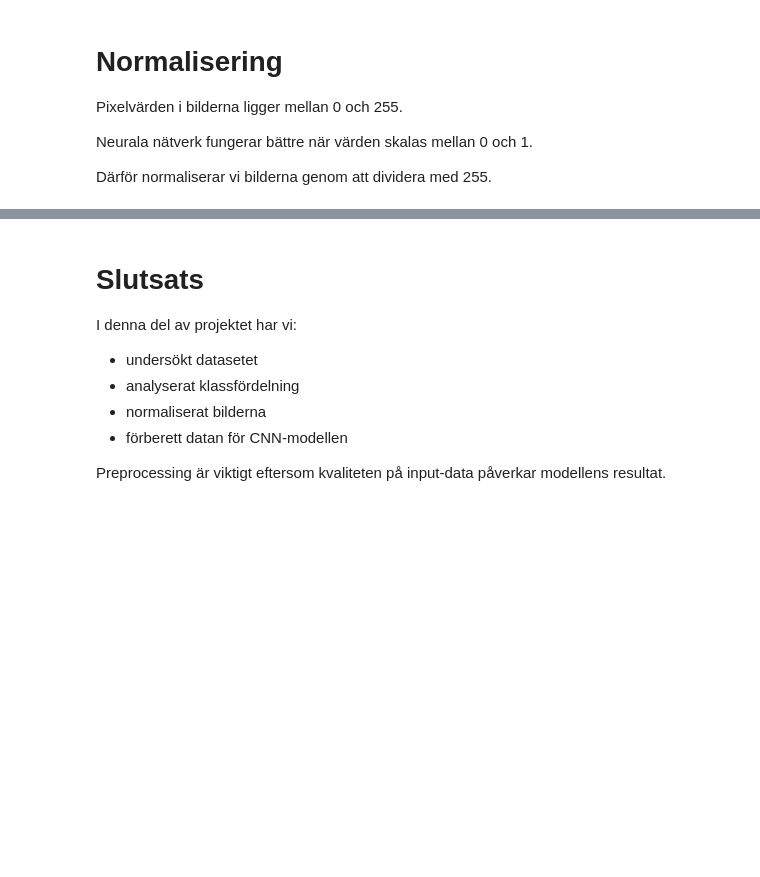
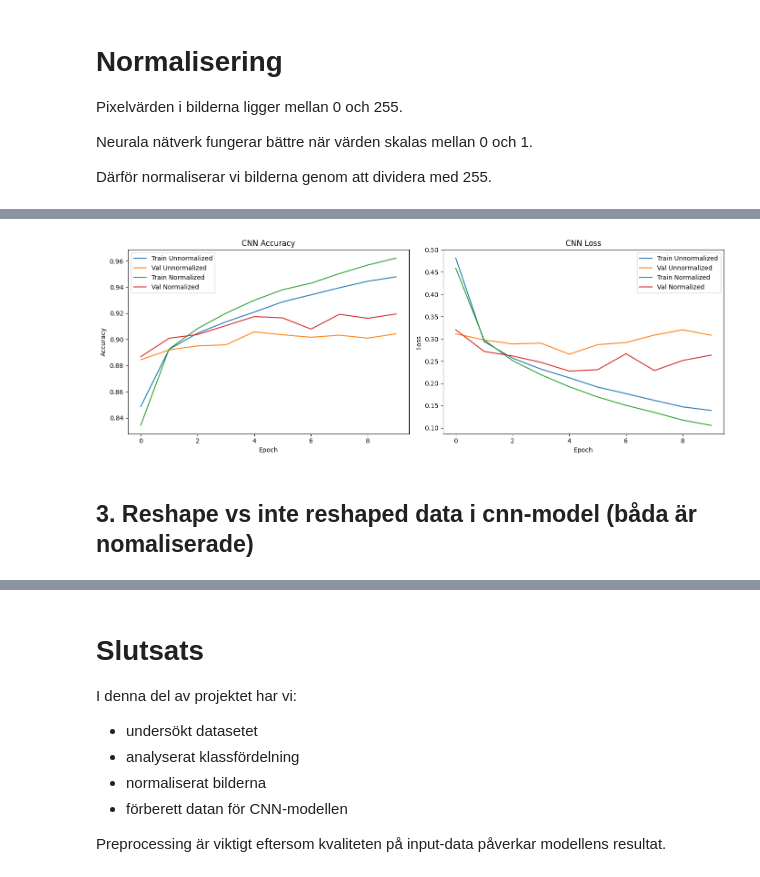
Before and after one commit to Abdullahisheek/-fashion-mnist-deep-learning, a Jupyter notebook: fashion_mnist_project.ipynb, the cells around one changed output, grey strips where cells are left out. Drawn from its saved outputs; the diff is of its cells as text; code cells hidden in the pictures; blank space fills up the shorter version.

```diff
--- a/fashion_mnist_project.ipynb
+++ b/fashion_mnist_project.ipynb
@@ -190,0 +296,20 @@ New test shape: (10000, 28, 28, 1)
+# %%
+model_cnn = create_cnn_model()
+model_cnn_norm = create_cnn_model()
+
+x_train_cnn = x_train.reshape(-1, 28, 28, 1)
+x_train_cnn_norm = x_train_norm.reshape(-1, 28, 28, 1)
+
+history_model_cnn = model_cnn.fit(
+    x_train_cnn,
+    y_train,
+    epochs=10,
+    validation_split=0.2
+)
+
+history_model_cnn_norm = model_cnn_norm.fit(
+    x_train_cnn_norm,
+    y_train,
+    epochs=10,
+    validation_split=0.2
+)
@@ -190,0 +334,33 @@ New test shape: (10000, 28, 28, 1)
+# %%
+fig, axes = plt.subplots(1, 2, figsize=(14,5))
+
+# ---------------- ACCURACY ----------------
+axes[0].plot(history_model_cnn.history['accuracy'], label='Train Unnormalized')
+axes[0].plot(history_model_cnn.history['val_accuracy'], label='Val Unnormalized')
+
+axes[0].plot(history_model_cnn_norm.history['accuracy'], label='Train Normalized')
+axes[0].plot(history_model_cnn_norm.history['val_accuracy'], label='Val Normalized')
+
+axes[0].set_title('CNN Accuracy')
+axes[0].set_xlabel('Epoch')
+axes[0].set_ylabel('Accuracy')
+axes[0].legend()
+
+# ---------------- LOSS ----------------
+axes[1].plot(history_model_cnn.history['loss'], label='Train Unnormalized')
+axes[1].plot(history_model_cnn.history['val_loss'], label='Val Unnormalized')
+
+axes[1].plot(history_model_cnn_norm.history['loss'], label='Train Normalized')
+axes[1].plot(history_model_cnn_norm.history['val_loss'], label='Val Normalized')
+
+axes[1].set_title('CNN Loss')
+axes[1].set_xlabel('Epoch')
+axes[1].set_ylabel('Loss')
+axes[1].legend()
+
+plt.tight_layout()
+plt.show()
+# %% [output]
+[figure, added]
+# %% [markdown]
+## 3. Reshape vs inte reshaped data i cnn-model (båda är nomaliserade)
```
Also changed, not shown: parts of 23 cells of this notebook.
